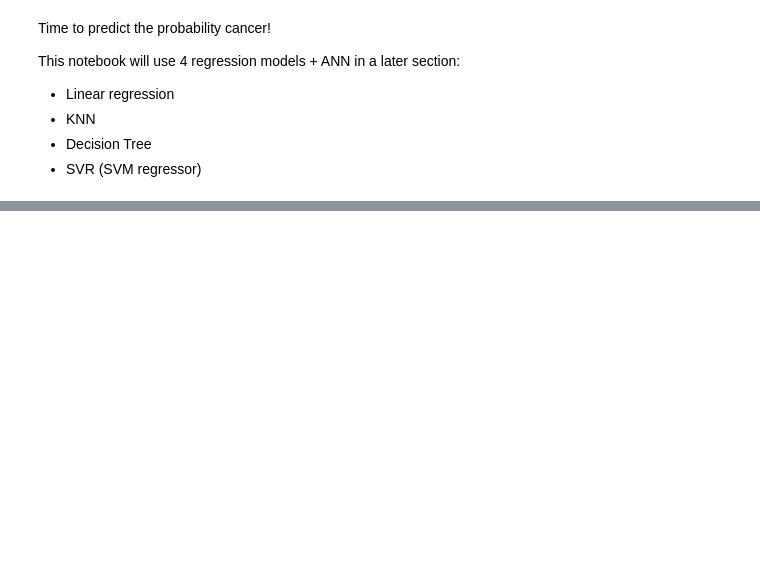
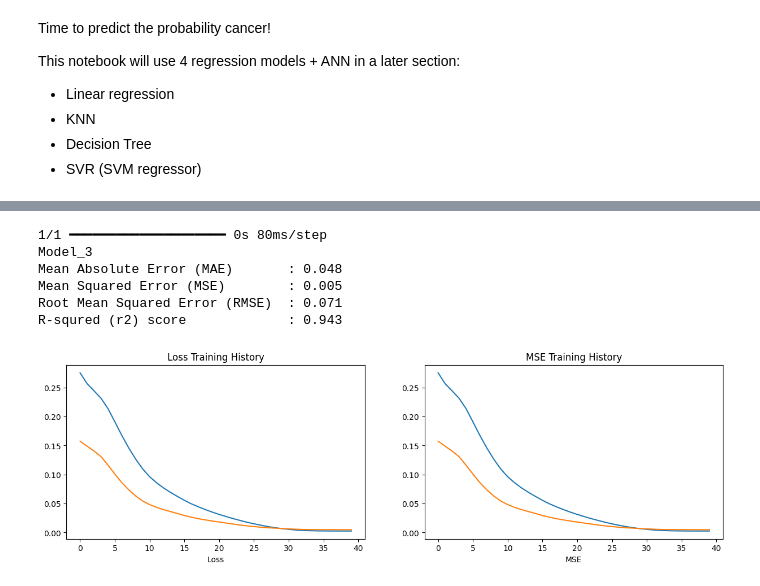
Before and after one commit to leonyi4/dataScienceProjects, a Jupyter notebook: Regression/Cancer-Prediction.ipynb, the cells around one changed output, grey strips where cells are left out. Cells and saved outputs as stored; diff of their text form; code cells hidden in the pictures; blank space fills up the shorter version.

```diff
--- a/Regression/Cancer-Prediction.ipynb
+++ b/Regression/Cancer-Prediction.ipynb
@@ -340,0 +533,20 @@ for index,i in enumerate(preds):
+# %%
+# Use lower learning rate but also increase epochs to compensate
+set_seed()
+
+model_3 = tf.keras.Sequential([
+    tf.keras.layers.Dense(5,activation='relu'),
+    tf.keras.layers.Dense(20,activation='relu'),
+    tf.keras.layers.Dense(40,activation='relu'),
+    tf.keras.layers.Dense(20,activation='relu'),
+    tf.keras.layers.Dense(10,activation='relu'),
+    tf.keras.layers.Dense(1)
+])
+
+model_3.compile(loss = tf.keras.losses.mse,
+               optimizer = tf.keras.optimizers.Adam(learning_rate=0.0005),
+               metrics=['mse'])
+
+model_3_history = model_3.fit(x=X_train,y=y_train,
+                             validation_data = (X_test,y_test),
+                             batch_size=10,epochs=40)
@@ -340,0 +571,14 @@ for index,i in enumerate(preds):
+# %%
+plot_training(model_3_history)
+
+model_3_preds = model_3.predict(X_test)
+
+model_3_results = evaluate_model(y_test,model_3_preds,"Model_3")
+# %% [output]
+1/1 ━━━━━━━━━━━━━━━━━━━━ 0s 80ms/step
+Model_3
+Mean Absolute Error (MAE)       : 0.048
+Mean Squared Error (MSE)        : 0.005
+Root Mean Squared Error (RMSE)  : 0.071
+R-squred (r2) score             : 0.943
+[figure, added]
```
Also changed, not shown: parts of 27 cells of this notebook.
